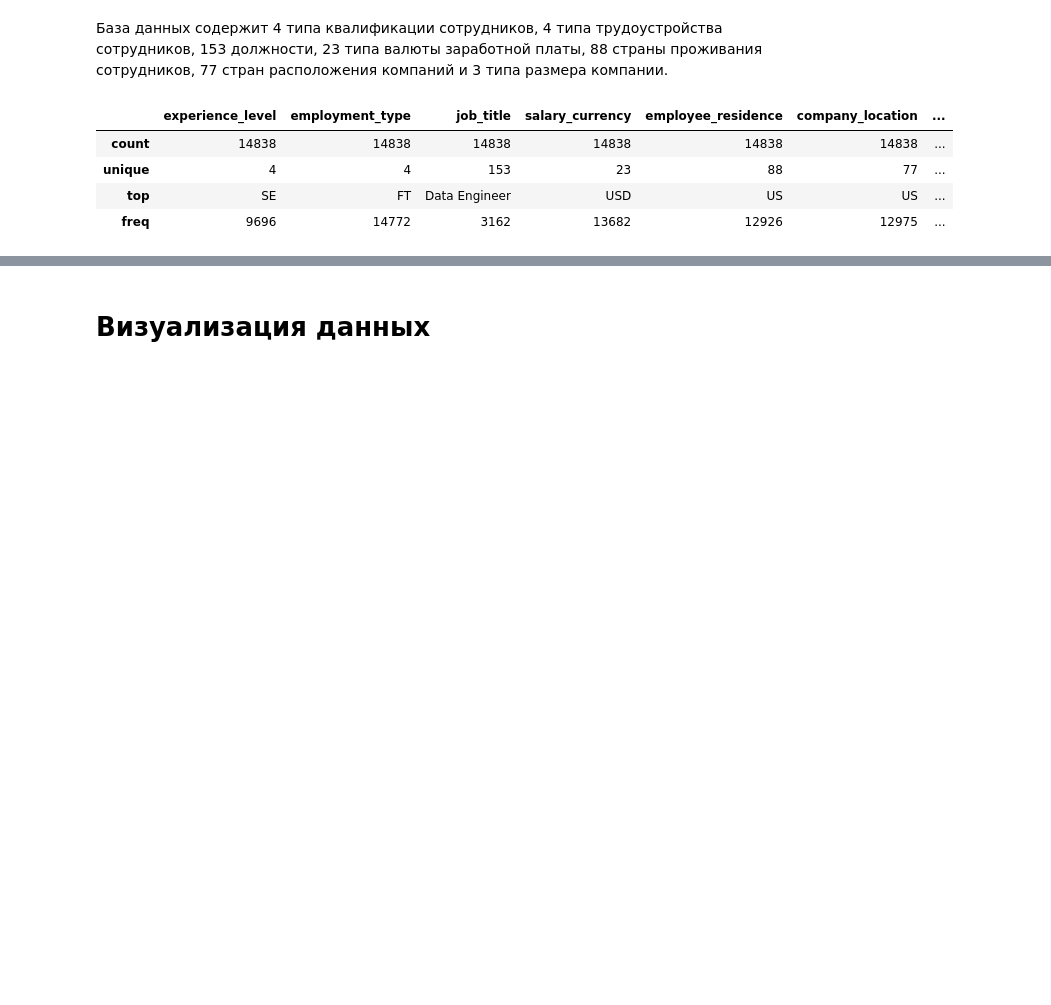
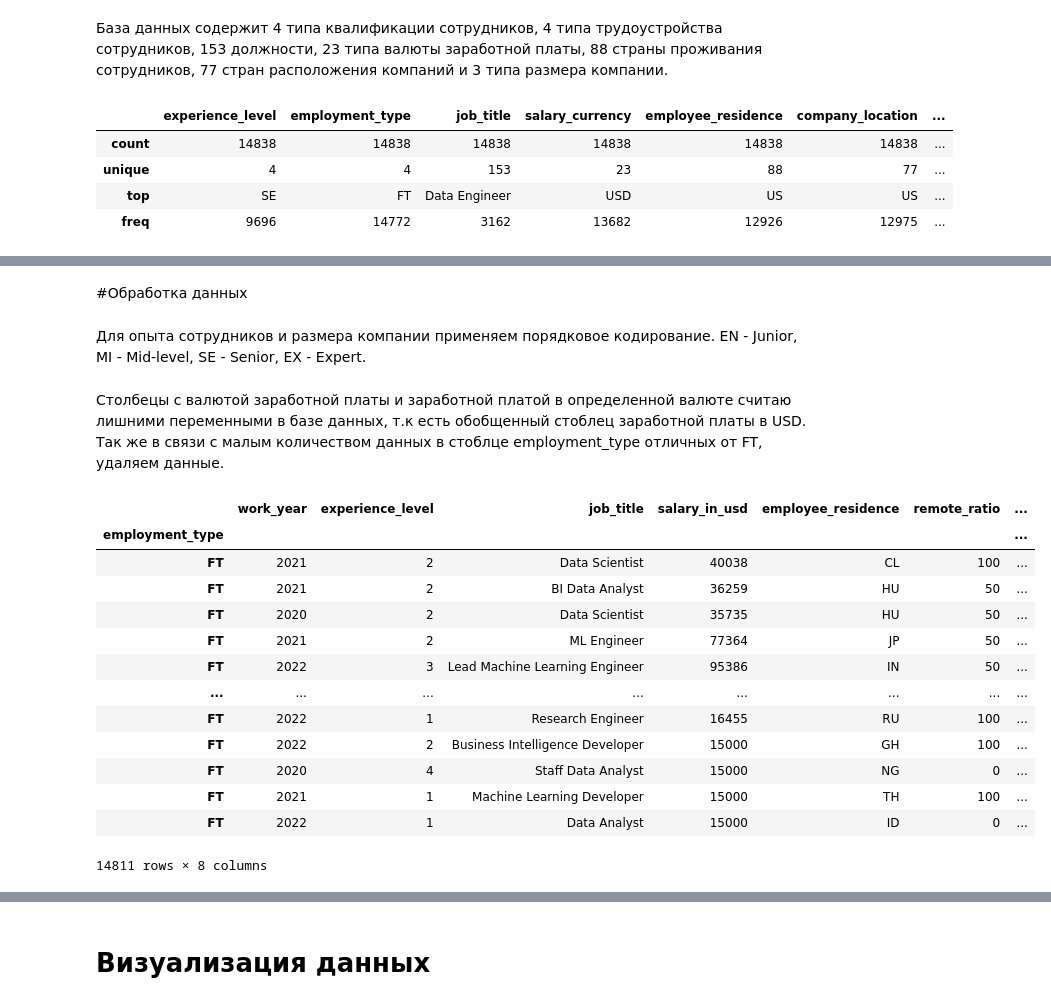
Before and after one commit to OnlySem/ITMO, a Jupyter notebook: задание_1.ipynb, the cells around one changed output, grey strips where cells are left out. Cells and saved outputs as stored; diff of their text form; code cells hidden in the pictures; blank space fills up the shorter version.

```diff
--- a/задание_1.ipynb
+++ b/задание_1.ipynb
@@ -113,0 +144,39 @@ cat_cols.describe()
+# %% [markdown]
+#Обработка данных
+# %% [markdown]
+Для опыта сотрудников и размера компании применяем порядковое кодирование. EN - Junior, MI - Mid-level, SE - Senior, EX - Expert.
+# %%
+df = data.copy()
+
+df['experience_level'] = df['experience_level'].replace('EN', 1)
+df['experience_level'] = df['experience_level'].replace('MI', 2)
+df['experience_level'] = df['experience_level'].replace('SE', 3)
+df['experience_level'] = df['experience_level'].replace('EX', 4)
+
+df['company_size'] = df['company_size'].replace('S', 1)
+df['company_size'] = df['company_size'].replace('M', 2)
+df['company_size'] = df['company_size'].replace('L', 3)
+# %% [markdown]
+Столбецы с валютой заработной платы и заработной платой в определенной валюте считаю лишними переменными в базе данных, т.к есть обобщенный стоблец заработной платы в USD.
+Так же в связи с малым количеством данных в стоблце employment_type отличных от FT, удаляем данные.
+# %%
+del df['salary_currency']
+del df['salary']
+PT_df = df.set_index('employment_type')
+PT_df.drop(['PT'], axis = 0, inplace = True)
+PT_df
+# %% [output]
+|  | work_year | experience_level | job_title | salary_in_usd | employee_residence | remote_ratio | ... |
+| employment_type |  |  |  |  |  |  | ... |
+| FT | 2021 | 2 | Data Scientist | 40038 | CL | 100 | ... |
+| FT | 2021 | 2 | BI Data Analyst | 36259 | HU | 50 | ... |
+| FT | 2020 | 2 | Data Scientist | 35735 | HU | 50 | ... |
+| FT | 2021 | 2 | ML Engineer | 77364 | JP | 50 | ... |
+| FT | 2022 | 3 | Lead Machine Learning Engineer | 95386 | IN | 50 | ... |
+| ... | ... | ... | ... | ... | ... | ... | ... |
+| FT | 2022 | 1 | Research Engineer | 16455 | RU | 100 | ... |
+| FT | 2022 | 2 | Business Intelligence Developer | 15000 | GH | 100 | ... |
+| FT | 2020 | 4 | Staff Data Analyst | 15000 | NG | 0 | ... |
+| FT | 2021 | 1 | Machine Learning Developer | 15000 | TH | 100 | ... |
+| FT | 2022 | 1 | Data Analyst | 15000 | ID | 0 | ... |
+14811 rows × 8 columns
```
Also changed, not shown: parts of 10 cells of this notebook.
